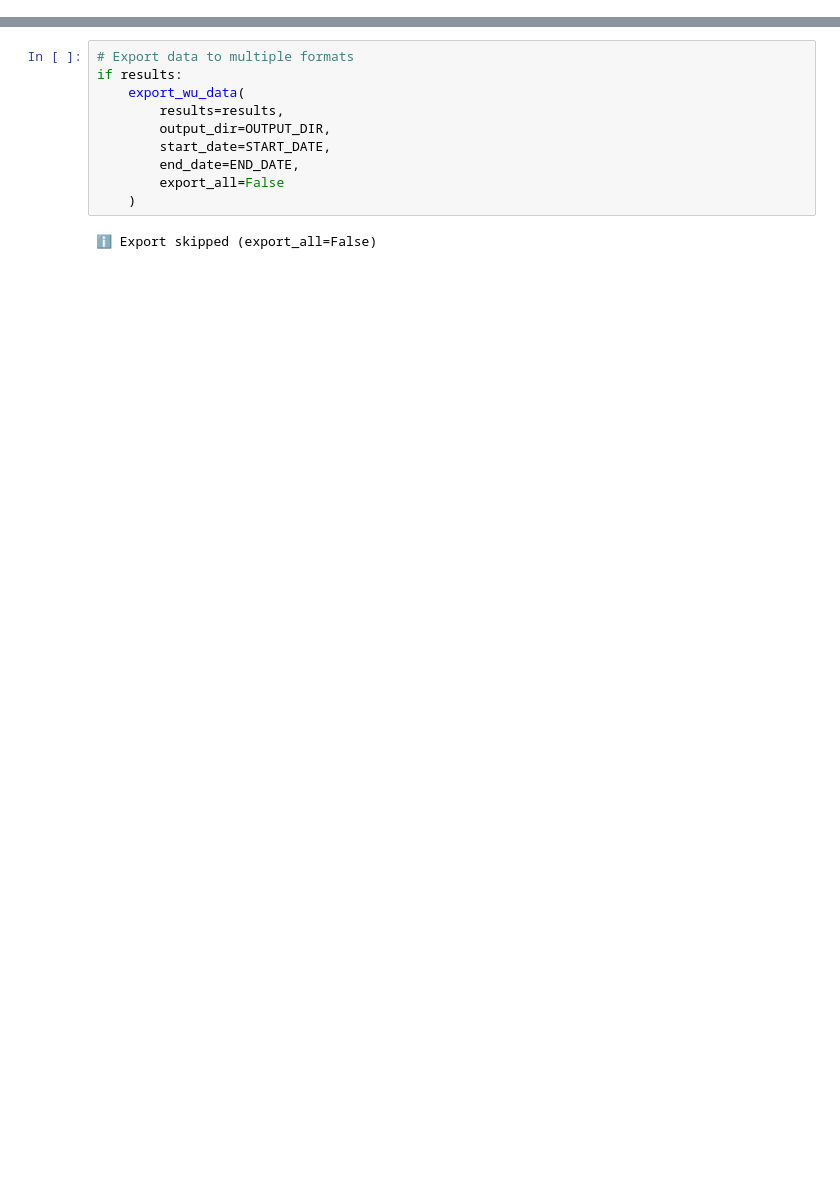
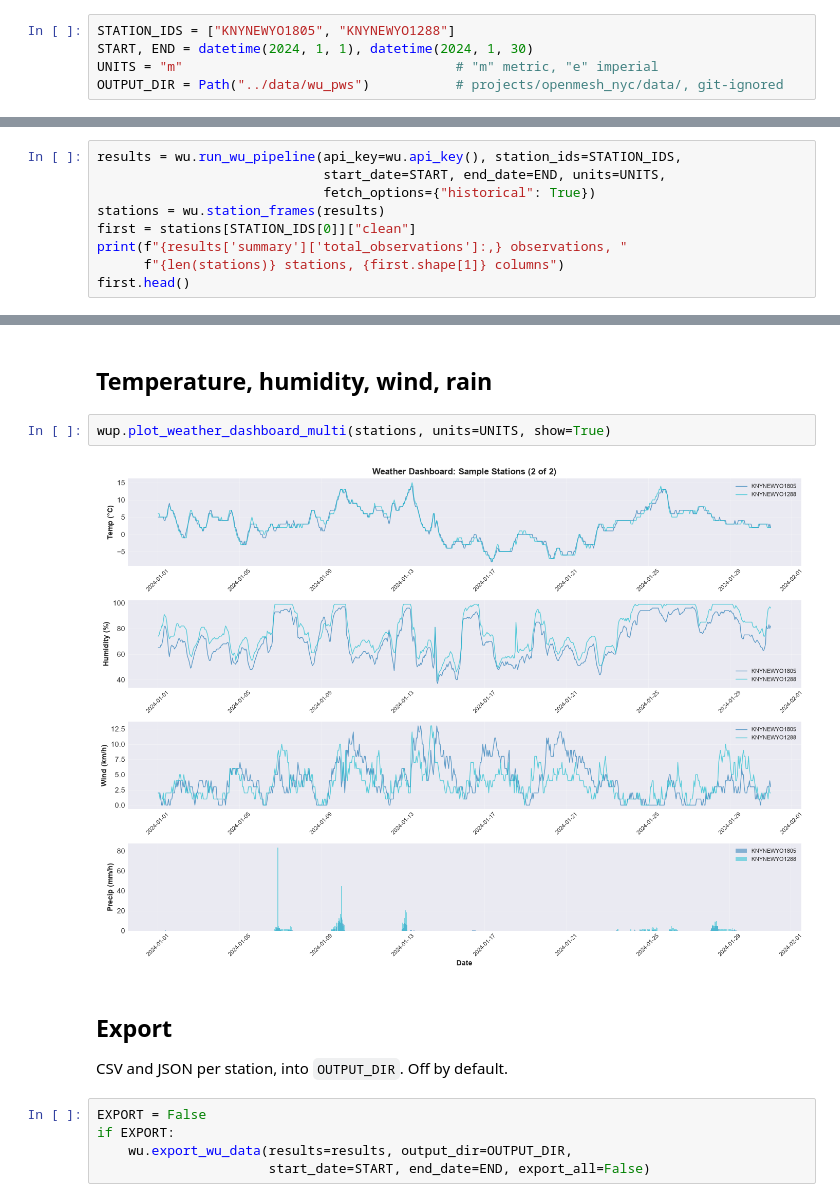
Before and after one commit to drorjac/FieldSense, a Jupyter notebook: projects/openmesh_nyc/notebooks/wu_pipeline.ipynb, the cells around one changed output, grey strips where cells are left out. Cells and saved outputs as stored; diff of their text form; blank space fills up the shorter version.

```diff
--- a/projects/openmesh_nyc/notebooks/wu_pipeline.ipynb
+++ b/projects/openmesh_nyc/notebooks/wu_pipeline.ipynb
@@ -101 +25,6 @@ print(f"✓ Config: {len(STATION_IDS)} stations, {START_DATE.date()} to {END_DAT
+# %%
+STATION_IDS = ["KNYNEWYO1805", "KNYNEWYO1288"]
+START, END = datetime(2024, 1, 1), datetime(2024, 1, 30)
+UNITS = "m"                                   # "m" metric, "e" imperial
+OUTPUT_DIR = Path("../data/wu_pws")           # projects/openmesh_nyc/data/, git-ignored
 # %% [markdown]
@@ -486,0 +32,9 @@ else:
+# %%
+results = wu.run_wu_pipeline(api_key=wu.api_key(), station_ids=STATION_IDS,
+                             start_date=START, end_date=END, units=UNITS,
+                             fetch_options={"historical": True})
+stations = wu.station_frames(results)
+first = stations[STATION_IDS[0]]["clean"]
+print(f"{results['summary']['total_observations']:,} observations, "
+      f"{len(stations)} stations, {first.shape[1]} columns")
+first.head()
@@ -487,12 +101,15 @@ else:
+# %% [markdown]
+## Temperature, humidity, wind, rain
+# %%
+wup.plot_weather_dashboard_multi(stations, units=UNITS, show=True)
+# %% [output]
+[figure, added]
+# %% [markdown]
+## Export
+
+CSV and JSON per station, into `OUTPUT_DIR`. Off by default.
 # %%
-# Export data to multiple formats
-if results:
-    export_wu_data(
-        results=results,
-        output_dir=OUTPUT_DIR,
-        start_date=START_DATE,
-        end_date=END_DATE,
-        export_all=False
-    )
+EXPORT = False
+if EXPORT:
+    wu.export_wu_data(results=results, output_dir=OUTPUT_DIR,
+                      start_date=START, end_date=END, export_all=False)
-# %% [output]
-ℹ️ Export skipped (export_all=False)
```
Also changed, not shown: parts of 29 cells of this notebook, 8 other files.
